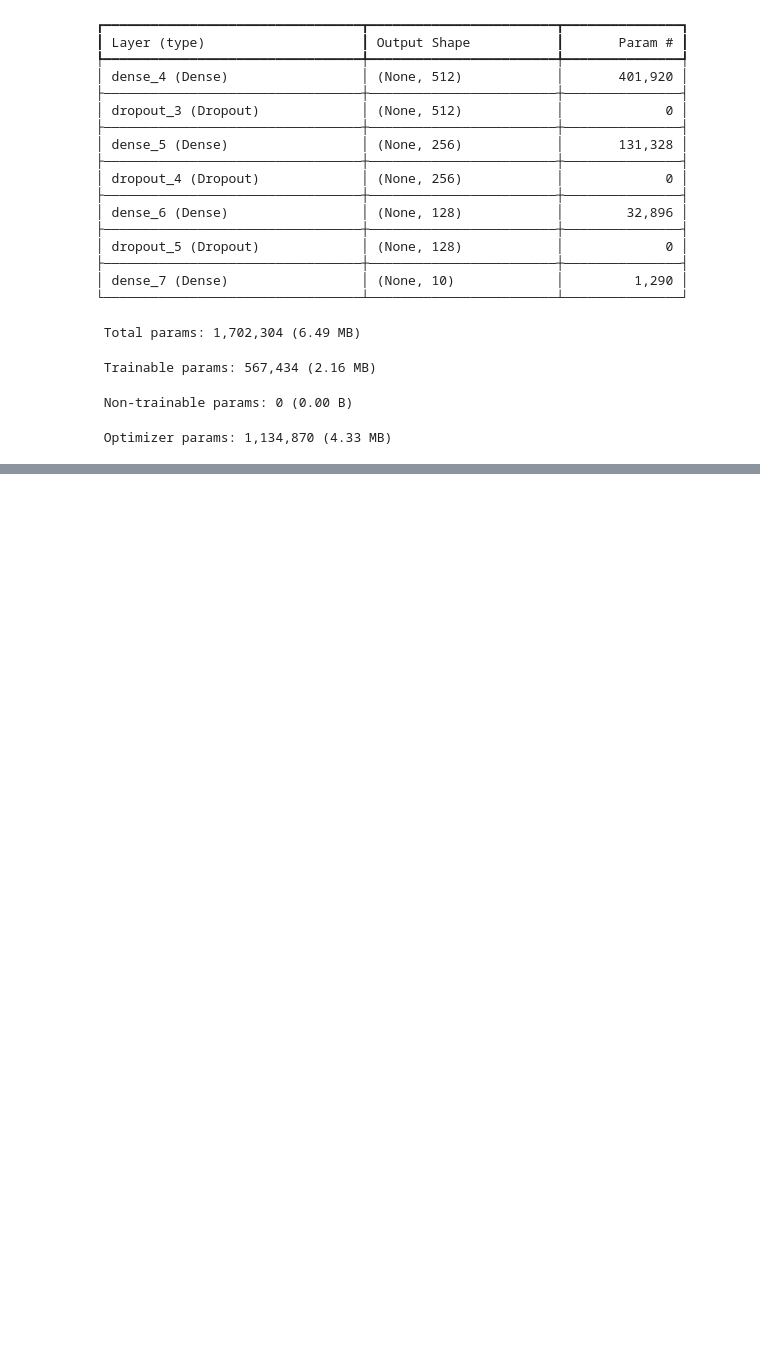
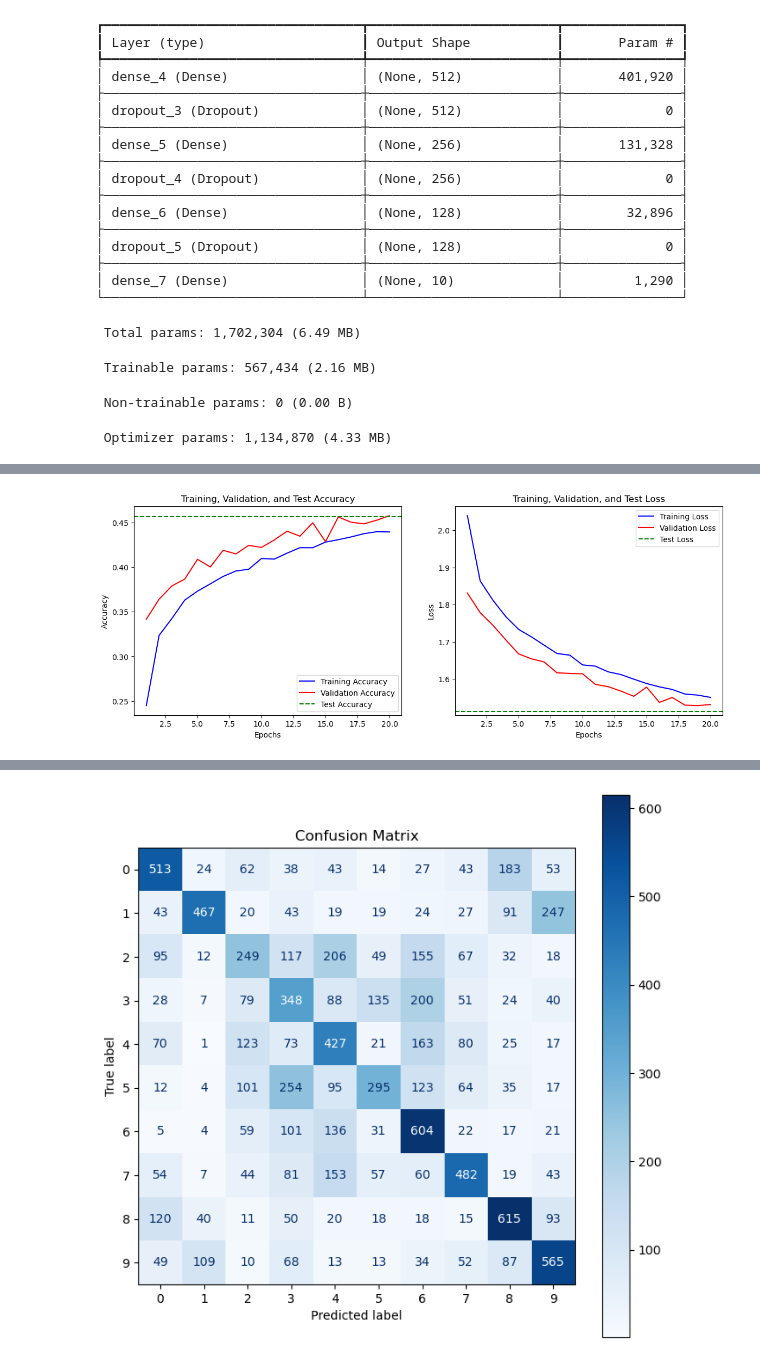
Before and after one commit to mailanbazhagan/MLP_SKL_TF_W4, a Jupyter notebook: week4.ipynb, the cells around one changed output, grey strips where cells are left out. Drawn from its saved outputs; the diff is of its cells as text; code cells hidden in the pictures; blank space fills up the shorter version.

```diff
--- a/week4.ipynb
+++ b/week4.ipynb
@@ -153,0 +172,29 @@ Model: "sequential_1"
+# %%
+def create_model():
+    model = tf.keras.Sequential([
+    tf.keras.layers.Dense(512, activation='relu', input_shape=(3072,)),
+    tf.keras.layers.Dropout(0.2),
+    tf.keras.layers.Dense(256, activation='relu'),
+    tf.keras.layers.Dropout(0.2),
+    tf.keras.layers.Dense(128, activation='relu'),
+    tf.keras.layers.Dropout(0.2),
+    tf.keras.layers.Dense(10, activation='softmax')
+    ])
+    model.compile(optimizer='adam',
+    loss='categorical_crossentropy',
+    metrics=['accuracy'])
+    return model
+# %%
+def train(model, x_train, y_train, x_test, y_test):
+    # Train the model
+    history = model.fit(
+        x_train, y_train,
+        batch_size=128,
+        epochs=20,
+        validation_split=0.2,
+        verbose=1
+    )
+    return history
+# %%
+model = create_model()
+history = train(model, x_train, y_train, x_test, y_test)
@@ -153,0 +219,6 @@ Model: "sequential_1"
+# %%
+test_loss, test_accuracy = model.evaluate(x_test, y_test, verbose=0)
+plot_training_history(history, test_loss, test_accuracy)
+plot_confusion_matrix(model, x_test, y_test)
+# %% [output]
+[figure, added]
@@ -153,0 +226 @@ Model: "sequential_1"
+[figure, added]
```
Also changed, not shown: parts of 5 cells of this notebook.
